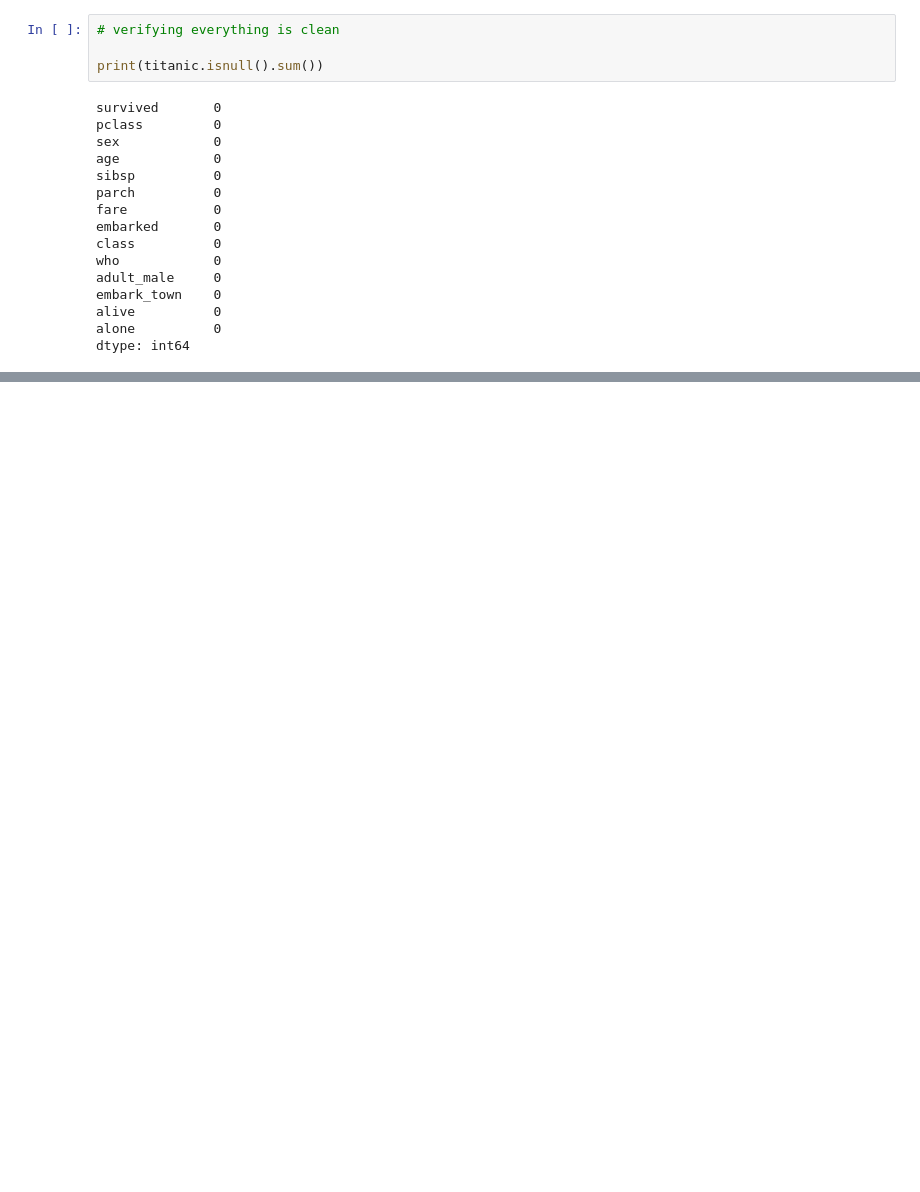
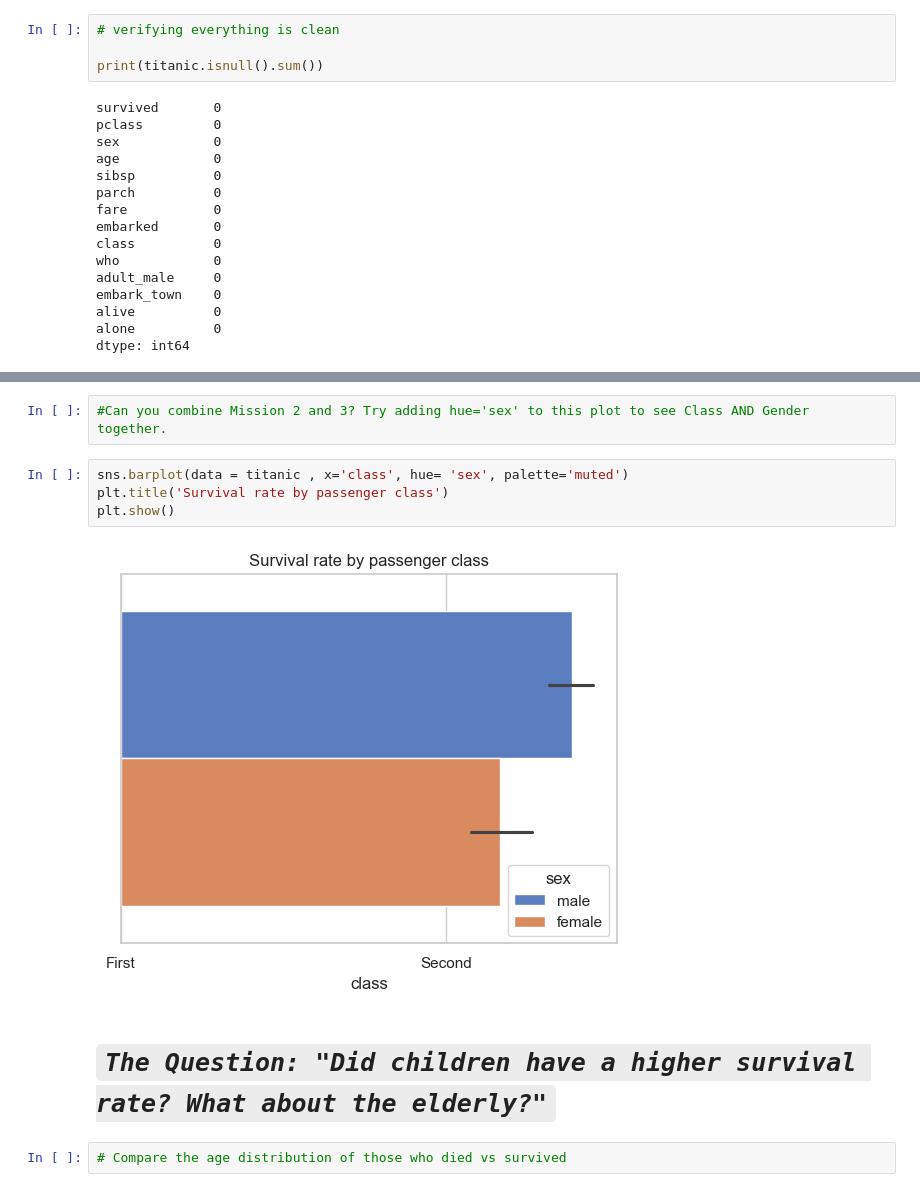
Before and after one commit to cvvibhav/data-science-journey, a Jupyter notebook: phase_beginner_capstone_project/Titanic_Analysis.ipynb.ipynb, the cells around one changed output, grey strips where cells are left out. Saved outputs shown, nothing was run; the diff lists cells and outputs as text; blank space fills up the shorter version.

```diff
--- a/phase_beginner_capstone_project/Titanic_Analysis.ipynb.ipynb
+++ b/phase_beginner_capstone_project/Titanic_Analysis.ipynb.ipynb
@@ -235,0 +286,12 @@ dtype: int64
+# %%
+#Can you combine Mission 2 and 3? Try adding hue='sex' to this plot to see Class AND Gender together.
+# %%
+sns.barplot(data = titanic , x='class', hue= 'sex', palette='muted')
+plt.title('Survival rate by passenger class')
+plt.show()
+# %% [output]
+[figure, added]
+# %% [markdown]
+# ***`The Question: "Did children have a higher survival rate? What about the elderly?"`***
+# %%
+# Compare the age distribution of those who died vs survived
```
Also changed, not shown: parts of 21 cells of this notebook, 1 other file.
